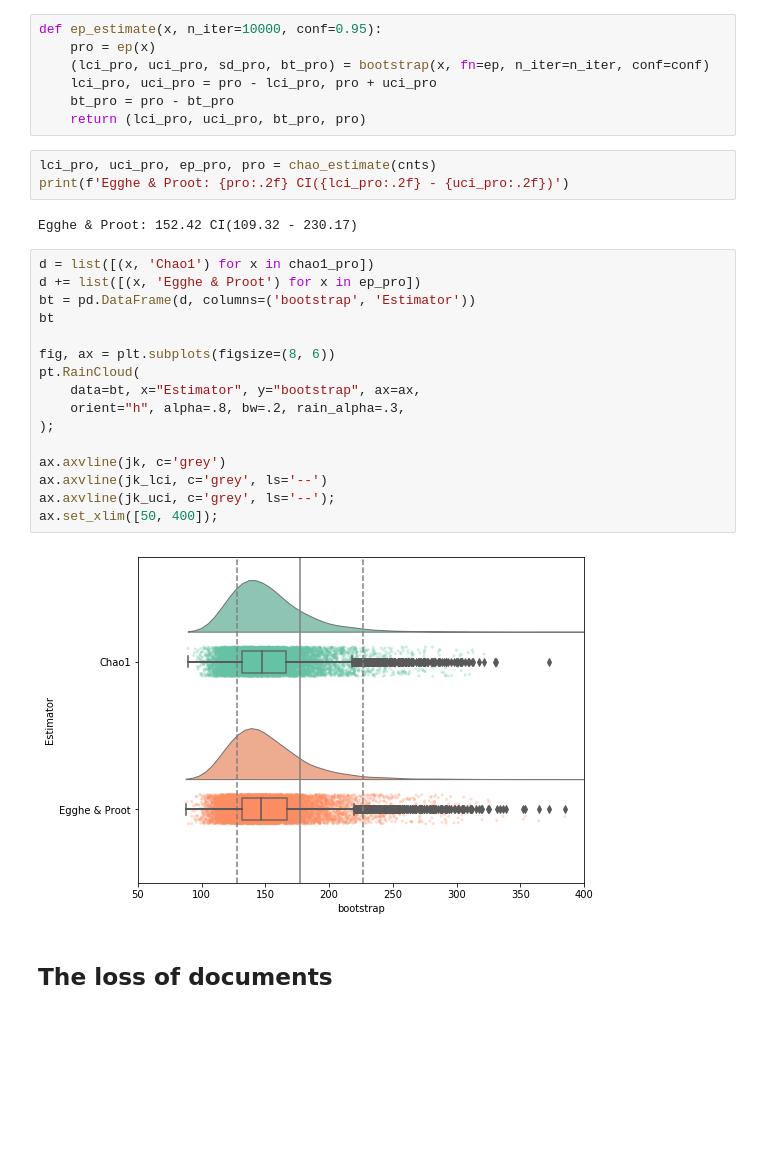
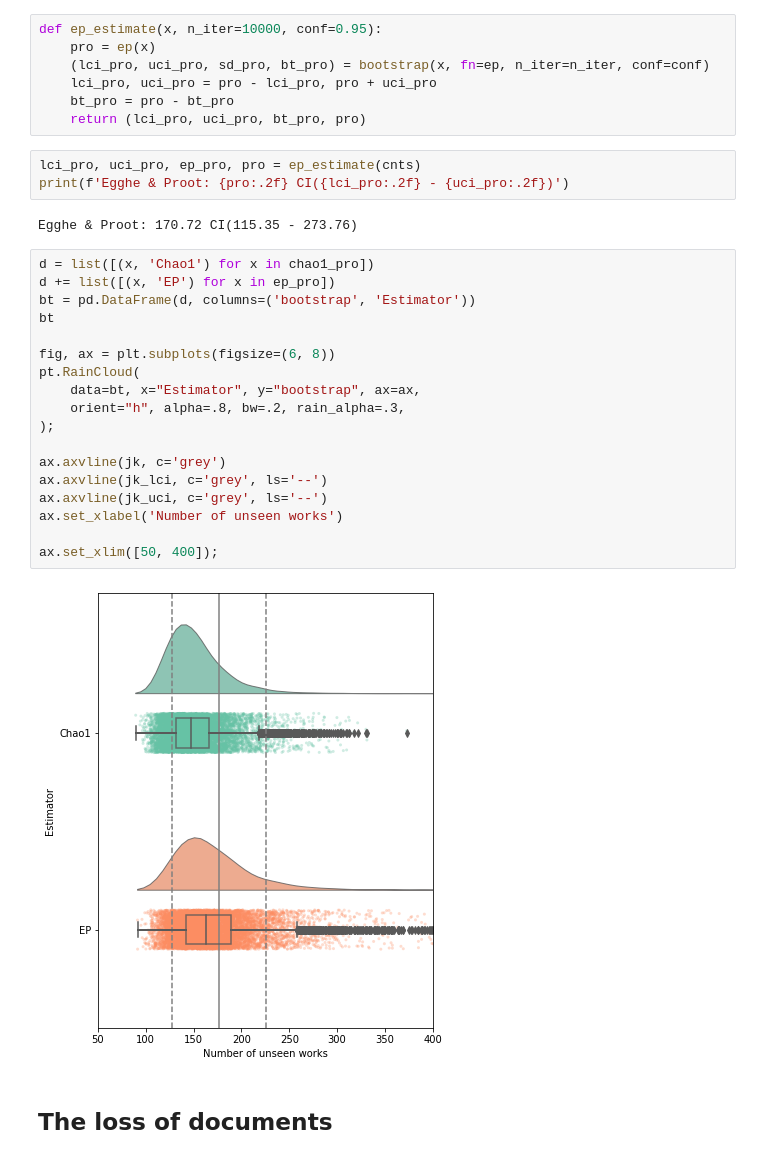
Before and after one commit to mikekestemont/minsampling, a Jupyter notebook: notebooks/estimating-diversity.ipynb, the cells around one changed output. Drawn from its saved outputs; the diff is of its cells as text; blank space fills up the shorter version.

```diff
--- a/notebooks/estimating-diversity.ipynb
+++ b/notebooks/estimating-diversity.ipynb
@@ -217,28 +217,30 @@ def ep_estimate(x, n_iter=10000, conf=0.95):
     bt_pro = pro - bt_pro
     return (lci_pro, uci_pro, bt_pro, pro)
 # %%
-lci_pro, uci_pro, ep_pro, pro = chao_estimate(cnts)
+lci_pro, uci_pro, ep_pro, pro = ep_estimate(cnts)
 print(f'Egghe & Proot: {pro:.2f} CI({lci_pro:.2f} - {uci_pro:.2f})')
 # %% [output]
-Egghe & Proot: 152.42 CI(109.32 - 230.17)
+Egghe & Proot: 170.72 CI(115.35 - 273.76)
 # %%
 d = list([(x, 'Chao1') for x in chao1_pro])
-d += list([(x, 'Egghe & Proot') for x in ep_pro])
+d += list([(x, 'EP') for x in ep_pro])
 bt = pd.DataFrame(d, columns=('bootstrap', 'Estimator'))
 bt
 
-fig, ax = plt.subplots(figsize=(8, 6))
+fig, ax = plt.subplots(figsize=(6, 8))
 pt.RainCloud(
     data=bt, x="Estimator", y="bootstrap", ax=ax,
     orient="h", alpha=.8, bw=.2, rain_alpha=.3,
 );
 
 ax.axvline(jk, c='grey')
 ax.axvline(jk_lci, c='grey', ls='--')
-ax.axvline(jk_uci, c='grey', ls='--');
+ax.axvline(jk_uci, c='grey', ls='--')
+ax.set_xlabel('Number of unseen works')
+
 ax.set_xlim([50, 400]);
 # %% [output]
-[figure, old version]
+[figure, new version]
 # %% [markdown]
 ## The loss of documents
 # %%
```
Also changed, not shown: parts of 25 cells of this notebook.
